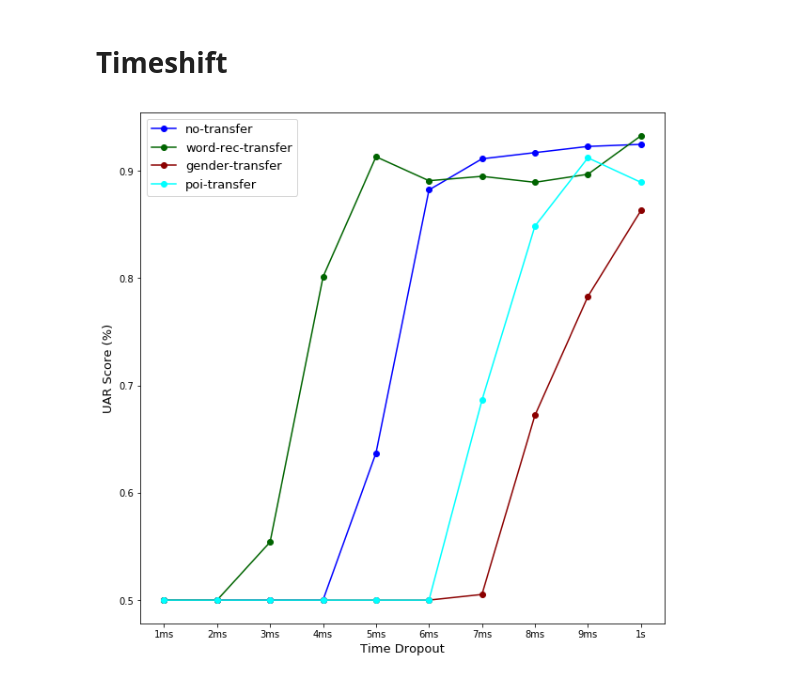
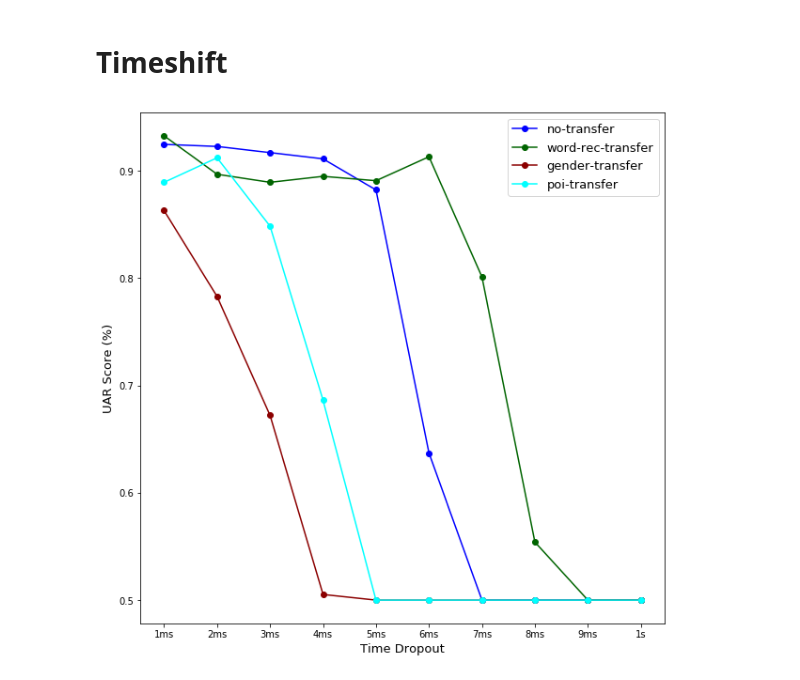
Before and after one commit to onucharles/transfer-learning-adult-to-infant-speech, a Jupyter notebook: experiments/notebooks/Chillanto plots.ipynb, the cells around one changed output. Drawn from its saved outputs; the diff is of its cells as text; code cells hidden in the pictures.

Commit message:
updated charts - noise, ablation - timeshift

```diff
--- a/experiments/notebooks/Chillanto plots.ipynb
+++ b/experiments/notebooks/Chillanto plots.ipynb
@@ -300,7 +300,7 @@ client = API(api_key=COMET_API_KEY, rest_api_key=COMET_REST_API_KEY)
 experiments = client.get("co-jl-transfer/chillanto-noise")
 
 noise_types = ['gaussian', 'children_playing', 'siren', 'dog_bark']
-model_types = ['no-transfer', 'sc-transfer',  'svm']
+model_types = ['no-transfer', 'sc-transfer', 'sitw-transfer', 'svm']
 
 results = {}
 for noise in noise_types:
@@ -560,45 +561,42 @@ client = API(api_key=COMET_API_KEY, rest_api_key=COMET_REST_API_KEY)
 model_types = ['no-transfer', 'sc-transfer', 'vctk-transfer', 'sitw-transfer']
 
 results = {}
-results_f1 = {}
 for model in model_types:
     results[model] = []
-    results_f1[model] = []
 
 experiments = client.get(f"co-jl-transfer/chillanto-timeshift-crop")
 for exp in experiments:
     tags = client.get_experiment_tags(exp)
     metrics = client.get_experiment_metrics_raw(exp)
     experiment = []
     for metric in metrics:
         if metric['metricName'] == 'test_UAR':
             val = float(metric['metricValue'])
             if np.isnan(val):
                 val = 0.5
             if val < 0.5: # charles I'm thinking that anything below 50% is basically useless. Please confirm:
                 val = 0.5
             experiment.append(val)
     results[tags[0]] = experiment
-    results_f1[tags[0]] = experiment_f1
 
 
 
 
 fig, ax = plt.subplots(figsize=(10,10))
 ind = np.arange(40)
 width = 0.45
 xticks = [f'{f + 1}ms' for f in np.arange(10)]
 xticks[-1] = '1s'
 
-ax.plot(np.arange(10), results['no-transfer'], 'o-', color='blue', label='no-transfer')
-ax.plot(np.arange(10), results['sc-transfer'], 'o-', color='darkgreen', label='word-rec-transfer')
-ax.plot(np.arange(10), results['sitw-transfer'], 'o-', color='darkred', label='gender-transfer')
-ax.plot(np.arange(10), results['vctk-transfer'], 'o-', color='aqua', label='poi-transfer')
+ax.plot(np.arange(10), np.flip(results['no-transfer']), 'o-', color='blue', label='no-transfer')
+ax.plot(np.arange(10), np.flip(results['sc-transfer']), 'o-', color='darkgreen', label='word-rec-transfer')
+ax.plot(np.arange(10), np.flip(results['sitw-transfer']), 'o-', color='darkred', label='gender-transfer')
+ax.plot(np.arange(10), np.flip(results['vctk-transfer']), 'o-', color='aqua', label='poi-transfer')
 ax.legend(fontsize=13)
 ax.set_xticks(np.arange(10))
 ax.set_xticklabels(xticks)
 ax.set_ylabel("UAR Score (%)",fontsize=13)
 ax.set_xlabel("Time Dropout", fontsize=13)
 plt.show()
 # %% [output]
-[figure, old version]
+[figure, new version]
```
Also changed, not shown: parts of 2 cells of this notebook.
